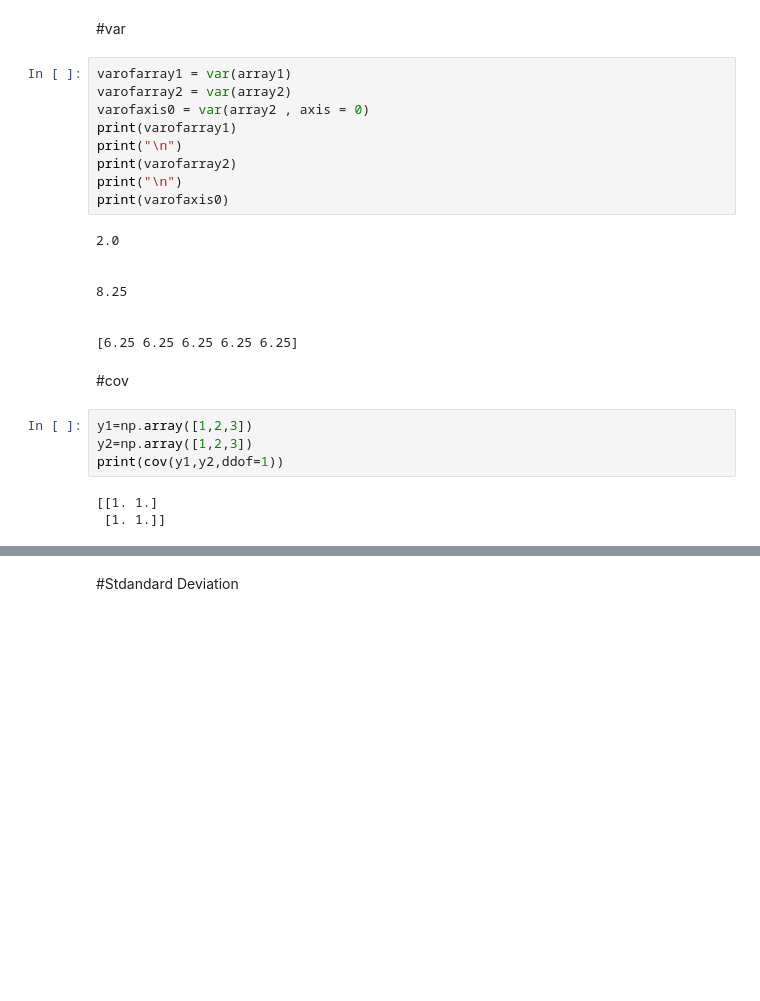
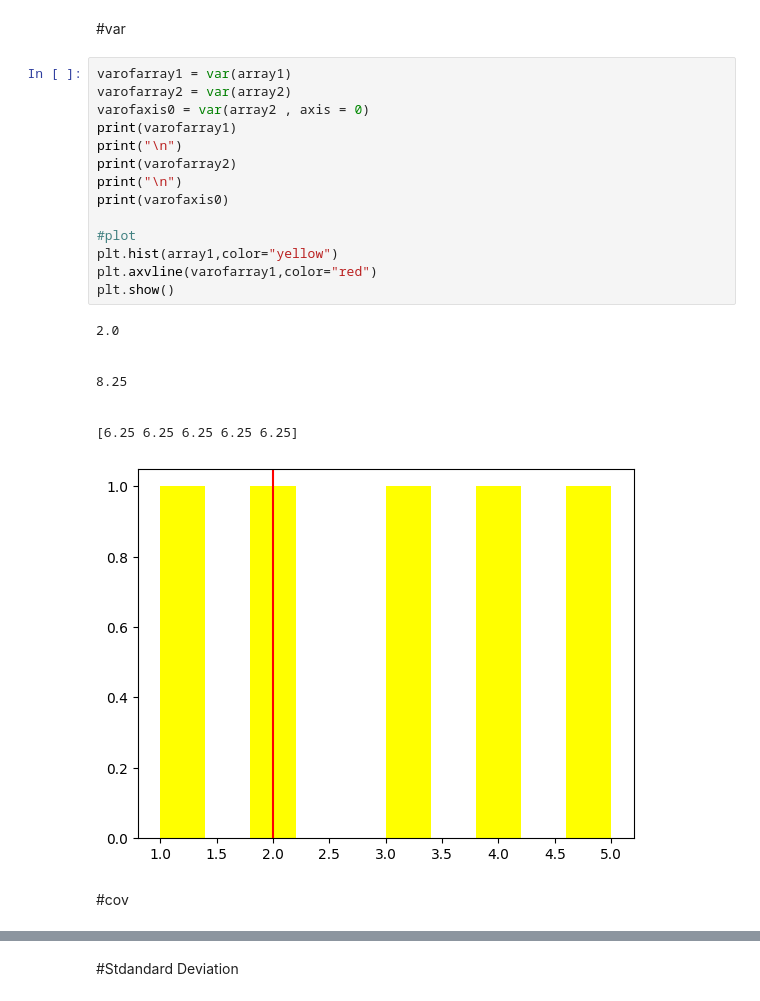
Before and after one commit to Yash-Bandal/Advance-Python-, a Jupyter notebook: 8 Statistics.ipynb, the cells around one changed output, grey strips where cells are left out. Saved outputs shown, nothing was run; the diff lists cells and outputs as text; blank space fills up the shorter version.

```diff
--- a/8 Statistics.ipynb
+++ b/8 Statistics.ipynb
@@ -68,26 +80,25 @@ print(medianofarray2axis0)
 # %%
 varofarray1 = var(array1)
 varofarray2 = var(array2)
 varofaxis0 = var(array2 , axis = 0)
 print(varofarray1)
 print("\n")
 print(varofarray2)
 print("\n")
 print(varofaxis0)
+
+#plot
+plt.hist(array1,color="yellow")
+plt.axvline(varofarray1,color="red")
+plt.show()
 # %% [output]
 2.0
 
 
 8.25
 
 
 [6.25 6.25 6.25 6.25 6.25]
+[figure, added]
 # %% [markdown]
 #cov
-# %%
-y1=np.array([1,2,3])
-y2=np.array([1,2,3])
-print(cov(y1,y2,ddof=1))
-# %% [output]
-[[1. 1.]
- [1. 1.]]
```
Also changed, not shown: parts of 8 cells of this notebook.
